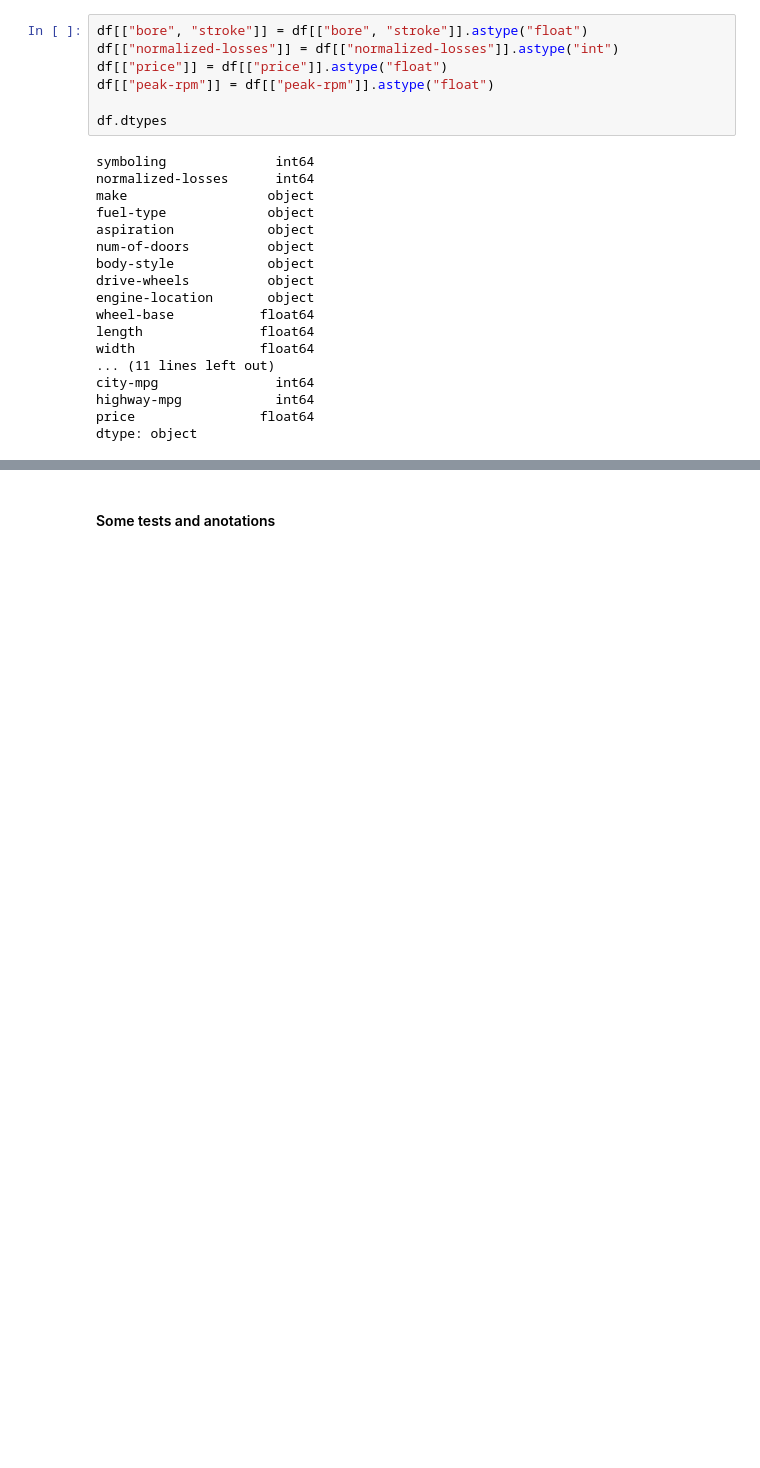
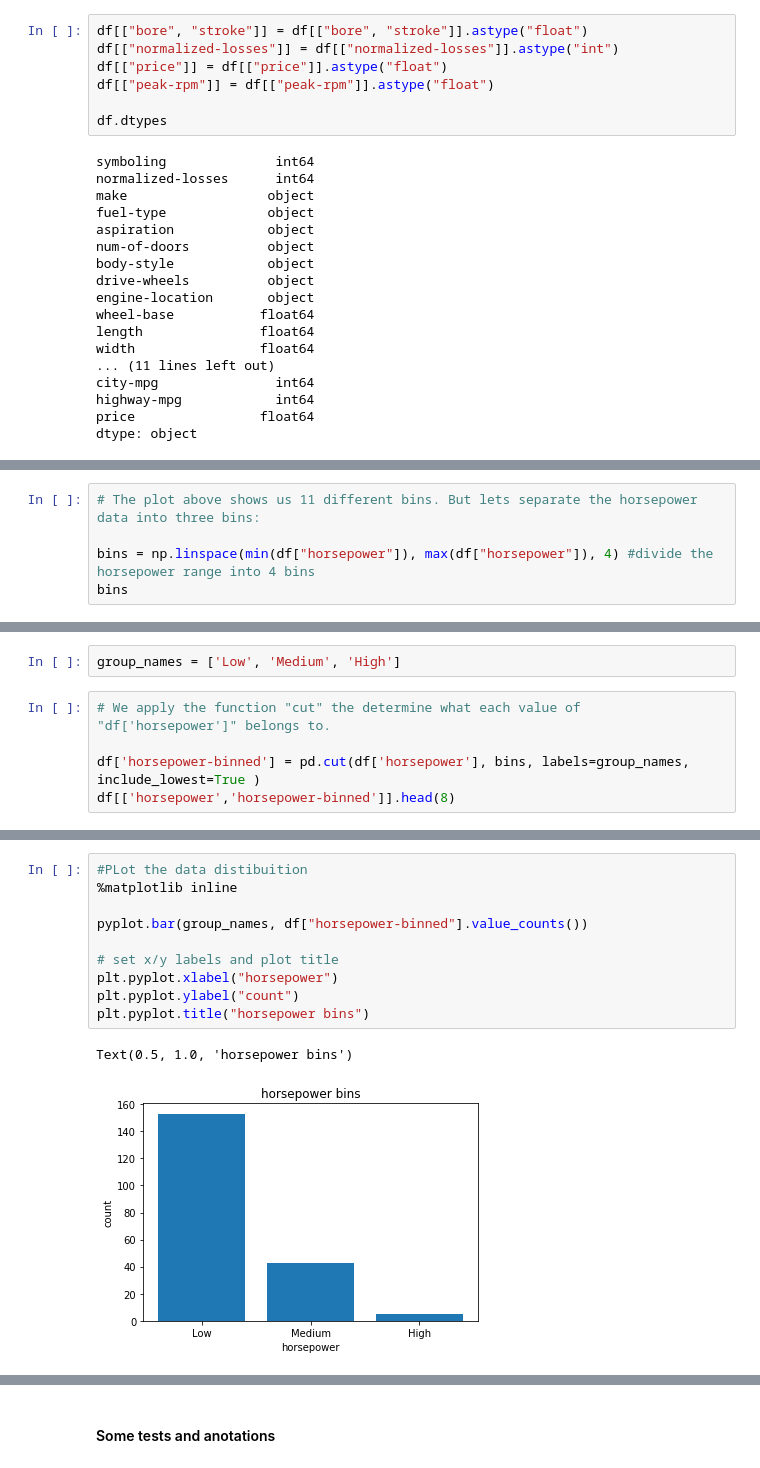
Before and after one commit to hahafael/IBM-s_data_science_course, a Jupyter notebook: wrapping_up_on_the_automobile_dataset.ipynb, the cells around one changed output, grey strips where cells are left out. Saved outputs shown, nothing was run; the diff lists cells and outputs as text; blank space fills up the shorter version.

```diff
--- a/wrapping_up_on_the_automobile_dataset.ipynb
+++ b/wrapping_up_on_the_automobile_dataset.ipynb
@@ -203,0 +279,5 @@ dtype: object
+# %%
+# The plot above shows us 11 different bins. But lets separate the horsepower data into three bins:
+
+bins = np.linspace(min(df["horsepower"]), max(df["horsepower"]), 4) #divide the horsepower range into 4 bins
+bins
@@ -203,0 +286,7 @@ dtype: object
+# %%
+group_names = ['Low', 'Medium', 'High']
+# %%
+# We apply the function "cut" the determine what each value of "df['horsepower']" belongs to.
+
+df['horsepower-binned'] = pd.cut(df['horsepower'], bins, labels=group_names, include_lowest=True )
+df[['horsepower','horsepower-binned']].head(8)
@@ -203,0 +311,13 @@ dtype: object
+# %%
+#PLot the data distibuition
+%matplotlib inline
+
+pyplot.bar(group_names, df["horsepower-binned"].value_counts())
+
+# set x/y labels and plot title
+plt.pyplot.xlabel("horsepower")
+plt.pyplot.ylabel("count")
+plt.pyplot.title("horsepower bins")
+# %% [output]
+Text(0.5, 1.0, 'horsepower bins')
+[figure, added]
```
Also changed, not shown: parts of 24 cells of this notebook.
